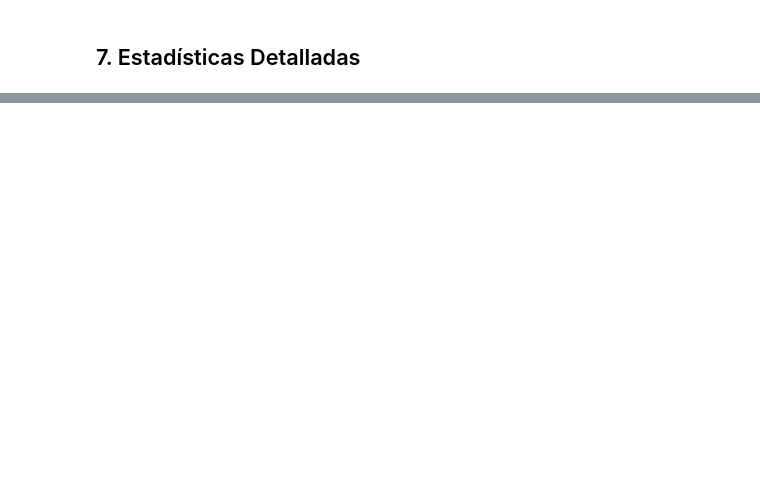
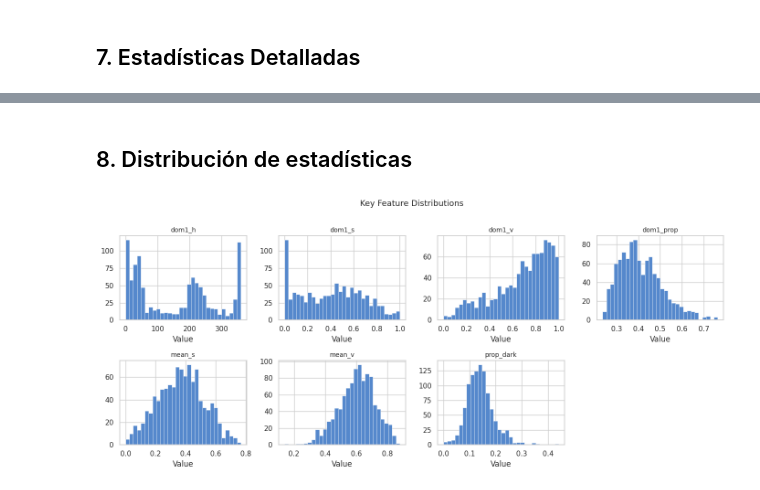
Before and after one commit to JuanDiegoGallego/mlx, a Jupyter notebook: notebooks/EDA.ipynb, the cells around one changed output, grey strips where cells are left out. Drawn from its saved outputs; the diff is of its cells as text; code cells hidden in the pictures; blank space fills up the shorter version.

```diff
--- a/notebooks/EDA.ipynb
+++ b/notebooks/EDA.ipynb
@@ -228,0 +387,20 @@ print("... (truncated)")
+# %% [markdown]
+## 8. Distribución de estadísticas
+# %%
+df = common.load_data()
+type_to_int, int_to_type = common.get_label_mapping()
+feature_cols = common.FEATURE_COLS_ALL
+
+key_features = ["dom1_h", "dom1_s", "dom1_v", "dom1_prop", "mean_s", "mean_v", "prop_dark"]
+fig, axes = plt.subplots(2, 4, figsize=(14, 6))
+axes = axes.flatten()
+for i, feat in enumerate(key_features):
+    axes[i].hist(df[feat], bins=30, color="#5588cc", edgecolor="white", linewidth=0.4)
+    axes[i].set_title(feat, fontsize=10)
+    axes[i].set_xlabel("Value")
+axes[-1].set_visible(False)
+fig.suptitle("Key Feature Distributions", fontsize=13, y=1.01)
+plt.tight_layout()
+plt.show()
+# %% [output]
+[figure, added]
```
Also changed, not shown: parts of 24 cells of this notebook, 1 other file.
